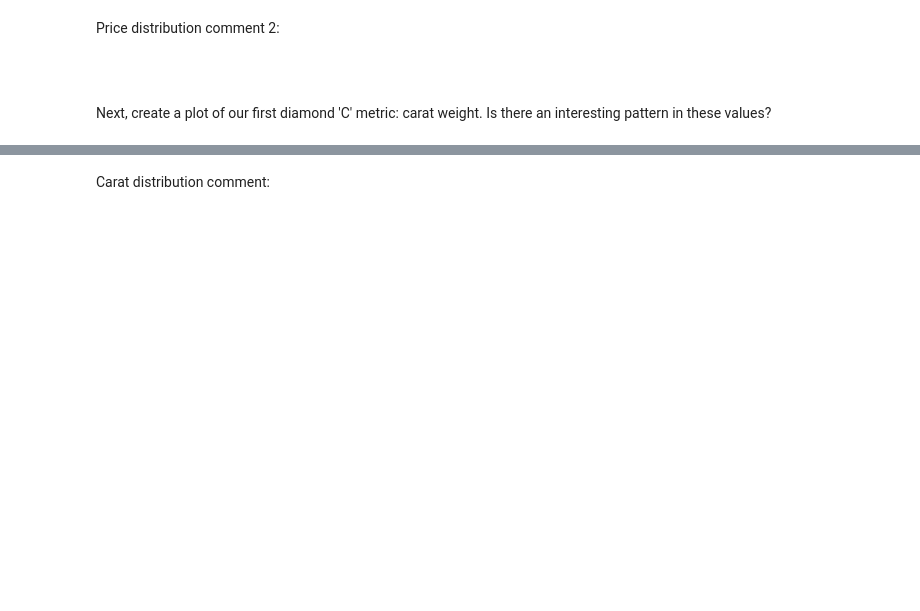
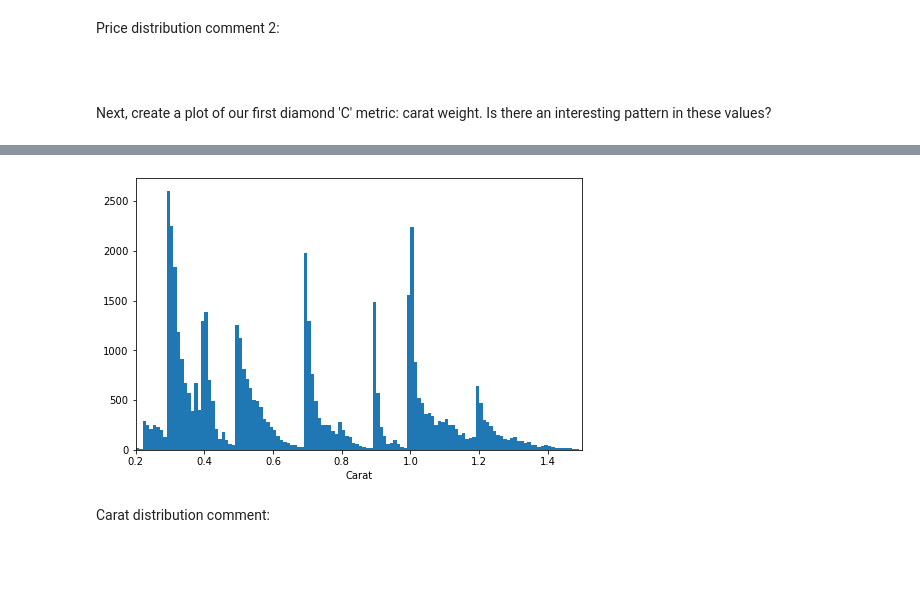
Before and after one commit to DihiaMezghiche/DA_diamonds, a Jupyter notebook: Univariate_Exploration.ipynb, the cells around one changed output, grey strips where cells are left out. Saved outputs shown, nothing was run; the diff lists cells and outputs as text; code cells hidden in the pictures; blank space fills up the shorter version.

```diff
--- a/Univariate_Exploration.ipynb
+++ b/Univariate_Exploration.ipynb
@@ -40,3 +114,14 @@ Next, create a plot of our first diamond 'C' metric: carat weight. Is there an i
+# %%
+# univariate plot of carat weights
+binsize = 0.01
+bins = np.arange(0.2,1.5,0.01)
+plt.figure(figsize=[8,5])
+plt.hist(data= diamonds, x='carat', bins=bins)
+plt.xlim([0.2,1.5])
+plt.xlabel('Carat')
+plt.show()
+# %% [output]
+[figure, added]
 # %% [markdown]
 Carat distribution comment: <span style="color:white">You should see an interesting pattern in carat weights, where there is a large spike around a single decimal value, then a gradual tailing off to the right until the next spike. In this case, it's a good idea to set the bin size small (e.g. 0.01) and zoom into a narrower range of values to clearly see the spikes in the data values. Perhaps these spikes come about as part of standard diamond size conventions?</span>
 # %% [markdown]
```
Also changed, not shown: parts of 17 cells of this notebook.
